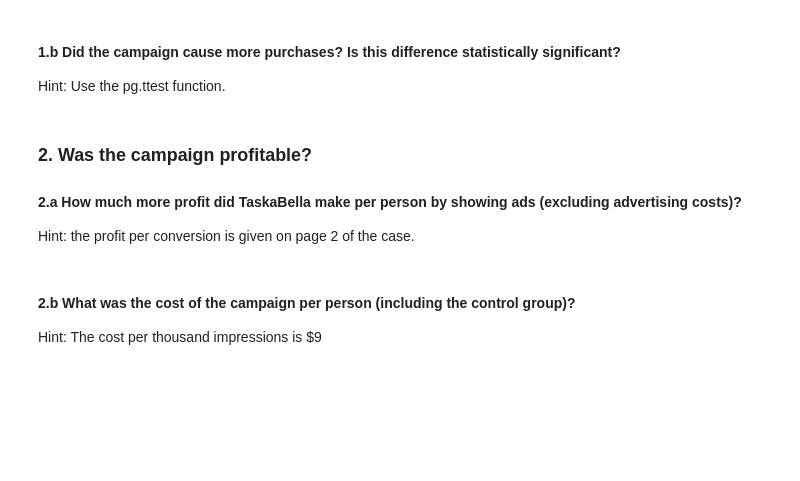
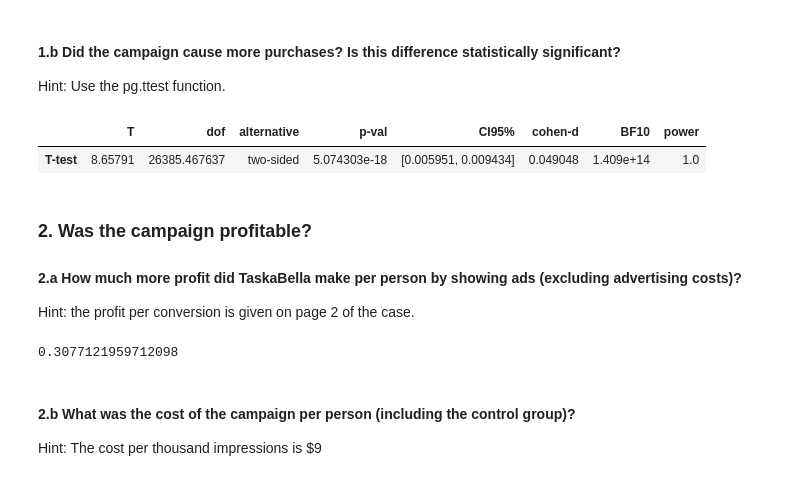
Before and after one commit to christinabrnn/Python-Study, a Jupyter notebook: assignment2.ipynb, the cells around one changed output. Drawn from its saved outputs; the diff is of its cells as text; code cells hidden in the pictures; blank space fills up the shorter version.

```diff
--- a/assignment2.ipynb
+++ b/assignment2.ipynb
@@ -40,7 +43,8 @@ pg.options['round.column.CI95%'] = 6
 # %%
 # read data (change the path)
 # ads_data = pd.read_csv('/content/drive/MyDrive/rocketfuel_data.csv')
-ads_data = pd.read_csv('rocketfuel_data.csv')
+
+ads_data = pd.read_csv('/content/drive/My Drive/rocketfuel_data.csv')
 ads_data
 # %% [output]
 |  | user_id | test | converted | tot_impr | mode_impr_day | mode_impr_hour |
@@ -66,10 +75,32 @@ The advertising campaign increases the conversion rate by about 0.77 percentage
 # %% [markdown]
 #### 1.b Did the campaign cause more purchases? Is this difference statistically significant?
 Hint: Use the pg.ttest function.
+# %%
+import pingouin as pg
+import numpy as np
+alpha = .05
+
+treated_sample = ads_data.loc[ads_data['test'] == 1, 'converted']
+control_sample = ads_data.loc[ads_data['test'] == 0, 'converted']
+
+t_test = pg.ttest(treated_sample, control_sample,
+                  paired=False,
+                  alternative='two-sided')
+t_test
+# %% [output]
+|  | T | dof | alternative | p-val | CI95% | cohen-d | BF10 | power |
+| T-test | 8.65791 | 26385.467637 | two-sided | 5.074303e-18 | [0.005951, 0.009434] | 0.049048 | 1.409e+14 | 1.0 |
 # %% [markdown]
 ### 2. Was the campaign profitable?
 #### 2.a How much more profit did TaskaBella make **per person** by showing ads (excluding advertising costs)?
 Hint: the profit per conversion is given on page 2 of the case.
+# %%
+profit_per_conversion = 40
+
+total_profit = profit_per_conversion * ate
+total_profit
+# %% [output]
+0.3077121959712098
 # %% [markdown]
 #### 2.b What was the cost of the campaign per person (including the control group)?
 Hint: The cost per thousand impressions is $9
```
Also changed, not shown: parts of 6 cells of this notebook.
